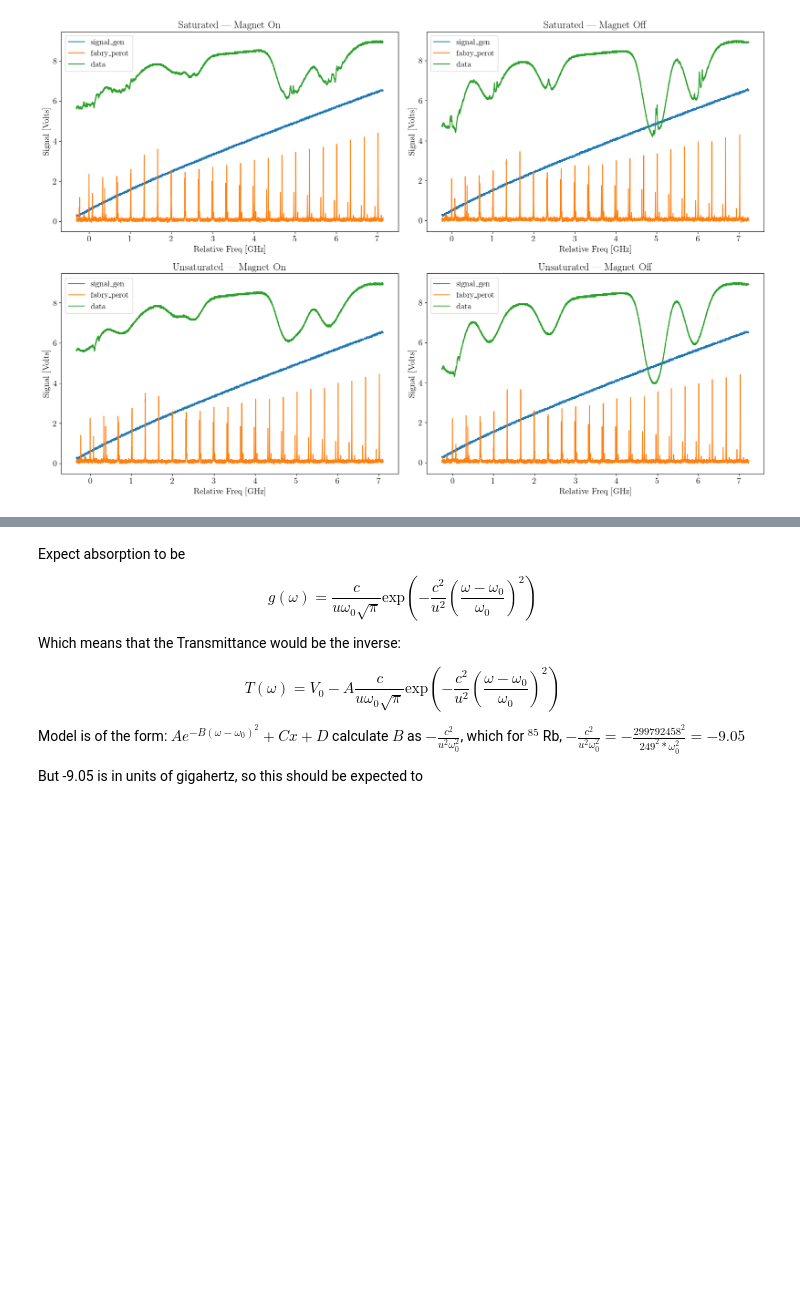
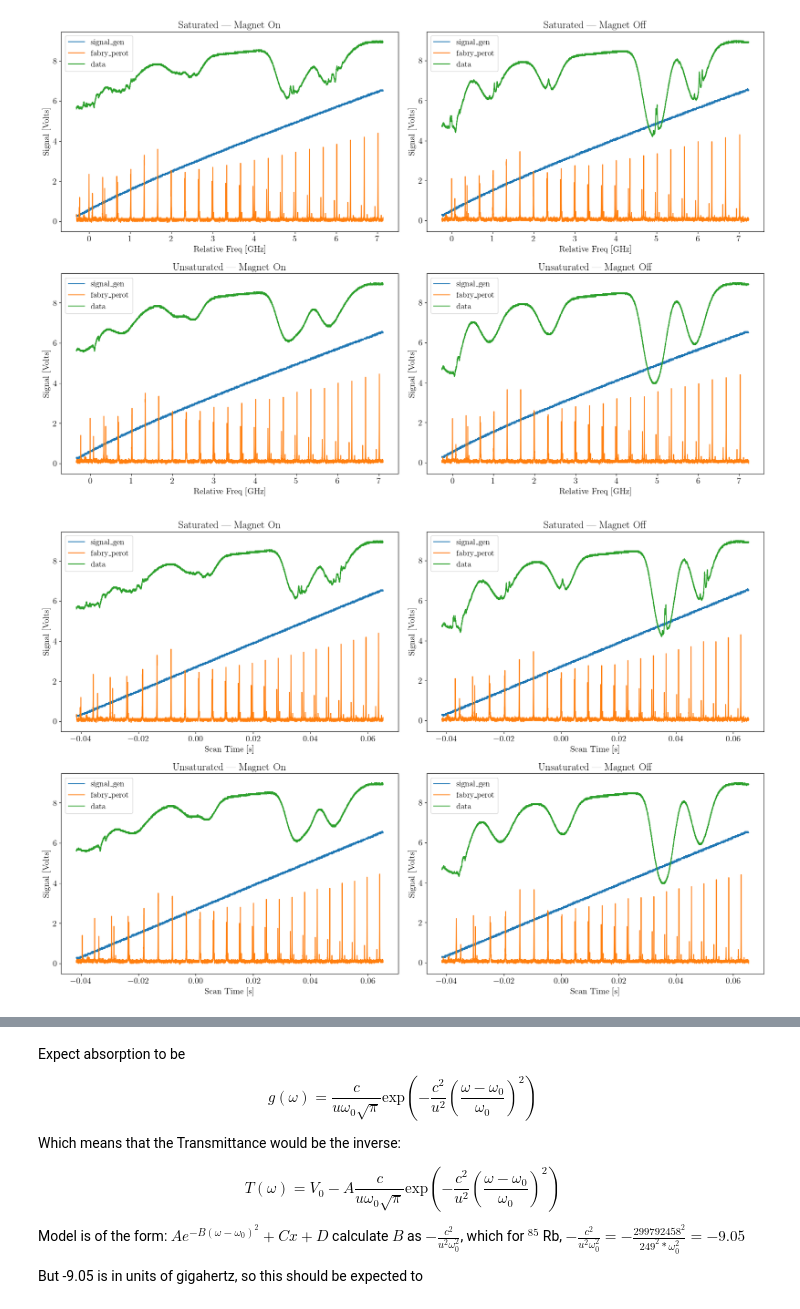
Before and after one commit to andres-luengo/alden-andres-max-most-dangerous-4450-trio, a Jupyter notebook: rb-spectroscopy/doppler_broadening.ipynb, the cells around one changed output, grey strips where cells are left out. Drawn from its saved outputs; the diff is of its cells as text; code cells hidden in the pictures; blank space fills up the shorter version.

```diff
--- a/rb-spectroscopy/doppler_broadening.ipynb
+++ b/rb-spectroscopy/doppler_broadening.ipynb
@@ -128,6 +128,32 @@ plt.savefig("DataSummary.png")
 plt.show()
 # %% [output]
 [figure]
+# %%
+fig, axes = plt.subplots(2, 2, figsize=(18, 12))
+axes = axes.flatten()  # easier indexing
+
+subplot_idx = 0
+
+for sat_type in data_dict.keys():
+    for mag_stat in data_dict[sat_type].keys():
+        ax = axes[subplot_idx]
+        data_dfs = []
+        df = data_dict[sat_type][mag_stat]["data"]
+        for col in ["signal_gen", "fabry_perot", "data"]:
+            ax.plot(df["time"][trim_start:trim_stop], df[col][trim_start:trim_stop], label=col)
+
+        ax.set_title(f"{sat_type.capitalize()} | {"Magnet On" if mag_stat=="magnet" else "Magnet Off"}")
+        ax.set_xlabel("Scan Time [s]")
+        ax.set_ylabel("Signal [Volts]")
+        ax.legend(fontsize=14)
+
+        subplot_idx += 1
+
+plt.tight_layout()
+plt.savefig("DataSummaryTime.png")
+plt.show()
+# %% [output]
+[figure, added]
 # %%
 # fig, axes = plt.subplots(2, 2, figsize=(12, 8))
 # axes = axes.flatten()  # easier indexing
```
Also changed, not shown: parts of 13 cells of this notebook.
